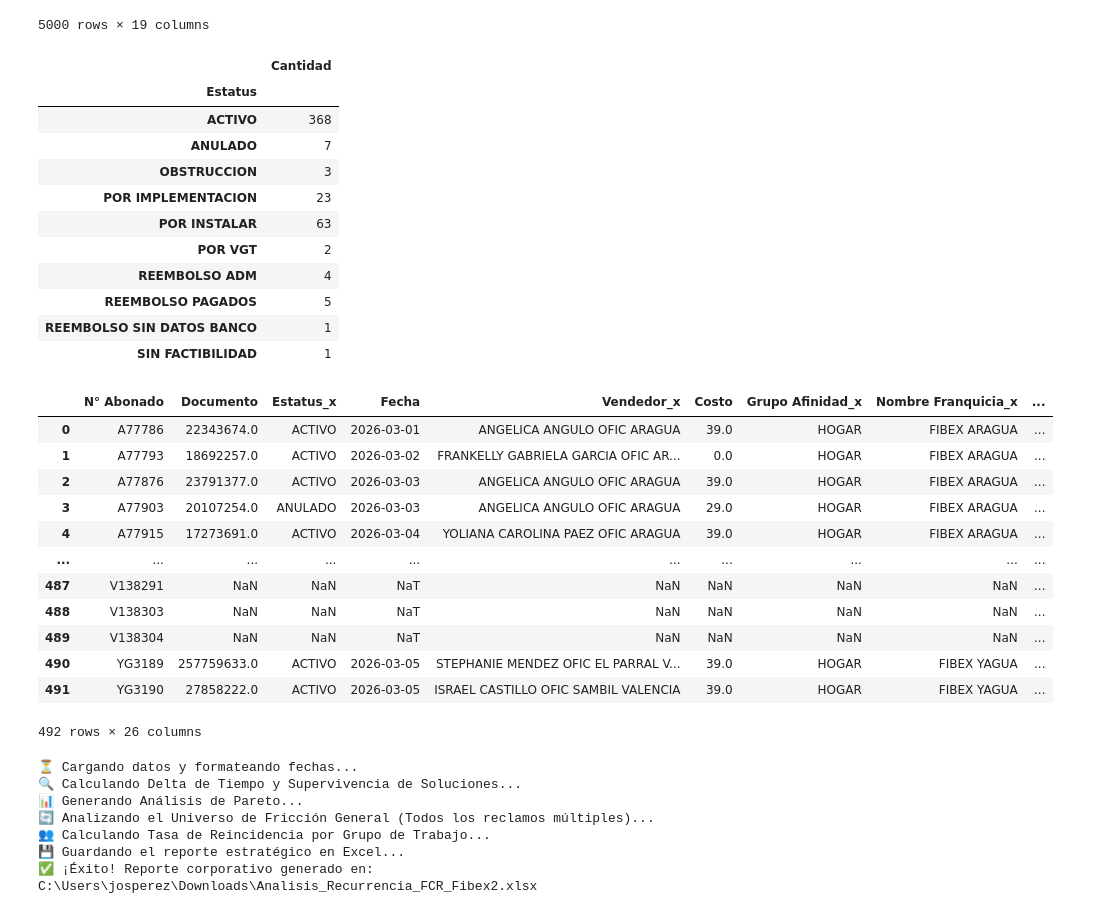
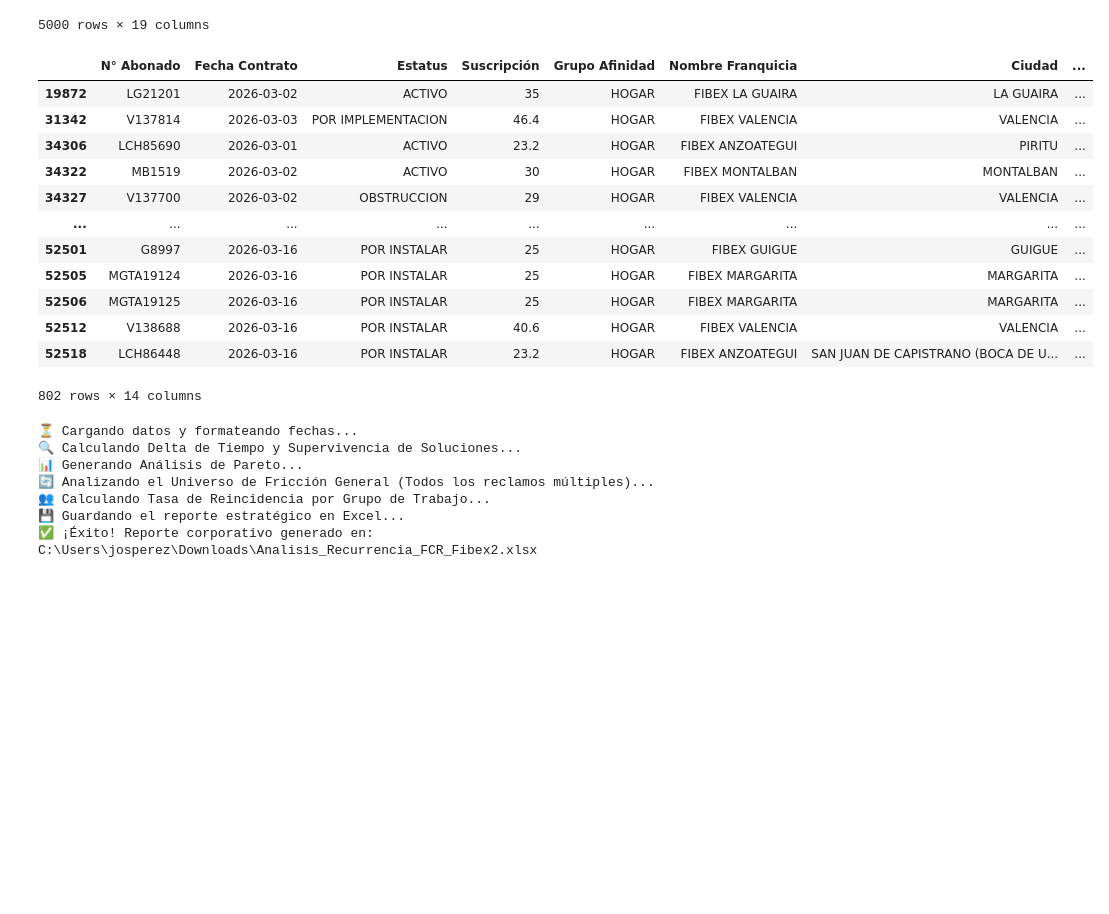
Before and after one commit to Artur030610/Data-Automated-Pipeline-Telecom, a Jupyter notebook: Notebooks/afluencia.ipynb, the cells around one changed output. Cells and saved outputs as stored; diff of their text form; code cells hidden in the pictures; blank space fills up the shorter version.

```diff
--- a/Notebooks/afluencia.ipynb
+++ b/Notebooks/afluencia.ipynb
@@ -781,45 +781,23 @@ shape: (5, 19)
 # %%
 import pandas as pd
 df = pd.read_parquet(r'C:\Users\josperez\Documents\A-DataStack\01-Proyectos\01-Data_PipelinesFibex\02_Data_Lake\gold_data\Ventas_Estatus_Gold.parquet')
 df_ventas = pd.read_parquet(r'C:\Users\josperez\Documents\A-DataStack\01-Proyectos\01-Data_PipelinesFibex\02_Data_Lake\gold_data\Ventas_Listado_Gold.parquet')
-mask_march = (df['Fecha'] >= ('2026-03-01'))
-mask_march_ventas = (df_ventas['Fecha Contrato'] >= ('2026-03-01')) & (df_ventas.Canal == 'OFICINA COMERCIAL')
-
-df_ventas_march = df_ventas[mask_march_ventas]
-df_e = df[mask_march]
-df_group = df_e.groupby(['Estatus']).agg(
-    Cantidad = ('N° Abonado', 'count'))
-display(df_group)
-
-df_merge = df_e.merge(df_ventas_march,
-                      left_on = ['N° Abonado'], right_on = ['N° Abonado'], how = 'outer', indicator=True)
-display(df_merge)
+df_ventas_march = df_ventas[(df_ventas['Fecha Contrato'].dt.month == 3) & (df_ventas['Canal'] == 'OFICINA COMERCIAL')]
+display(df_ventas_march)
 # %% [output]
-|  | Cantidad |
-| Estatus |  |
-| ACTIVO | 368 |
-| ANULADO | 7 |
-| OBSTRUCCION | 3 |
-| POR IMPLEMENTACION | 23 |
-| POR INSTALAR | 63 |
-| POR VGT | 2 |
-| REEMBOLSO ADM | 4 |
-| REEMBOLSO PAGADOS | 5 |
-| REEMBOLSO SIN DATOS BANCO | 1 |
-| SIN FACTIBILIDAD | 1 |
+|  | N° Abonado | Fecha Contrato | Estatus | Suscripción | Grupo Afinidad | Nombre Franquicia | Ciudad | ... |
+| 19872 | LG21201 | 2026-03-02 | ACTIVO | 35 | HOGAR | FIBEX LA GUAIRA | LA GUAIRA | ... |
+| 31342 | V137814 | 2026-03-03 | POR IMPLEMENTACION | 46.4 | HOGAR | FIBEX VALENCIA | VALENCIA | ... |
+| 34306 | LCH85690 | 2026-03-01 | ACTIVO | 23.2 | HOGAR | FIBEX ANZOATEGUI | PIRITU | ... |
+| 34322 | MB1519 | 2026-03-02 | ACTIVO | 30 | HOGAR | FIBEX MONTALBAN | MONTALBAN | ... |
+| 34327 | V137700 | 2026-03-02 | OBSTRUCCION | 29 | HOGAR | FIBEX VALENCIA | VALENCIA | ... |
+| ... | ... | ... | ... | ... | ... | ... | ... | ... |
+| 52501 | G8997 | 2026-03-16 | POR INSTALAR | 25 | HOGAR | FIBEX GUIGUE | GUIGUE | ... |
+| 52505 | MGTA19124 | 2026-03-16 | POR INSTALAR | 25 | HOGAR | FIBEX MARGARITA | MARGARITA | ... |
+| 52506 | MGTA19125 | 2026-03-16 | POR INSTALAR | 25 | HOGAR | FIBEX MARGARITA | MARGARITA | ... |
+| 52512 | V138688 | 2026-03-16 | POR INSTALAR | 40.6 | HOGAR | FIBEX VALENCIA | VALENCIA | ... |
+| 52518 | LCH86448 | 2026-03-16 | POR INSTALAR | 23.2 | HOGAR | FIBEX ANZOATEGUI | SAN JUAN DE CAPISTRANO (BOCA DE U... | ... |
-|  | N° Abonado | Documento | Estatus_x | Fecha | Vendedor_x | Costo | Grupo Afinidad_x | Nombre Franquicia_x | ... |
-| 0 | A77786 | 22343674.0 | ACTIVO | 2026-03-01 | ANGELICA ANGULO OFIC ARAGUA | 39.0 | HOGAR | FIBEX ARAGUA | ... |
-| 1 | A77793 | 18692257.0 | ACTIVO | 2026-03-02 | FRANKELLY GABRIELA GARCIA OFIC AR... | 0.0 | HOGAR | FIBEX ARAGUA | ... |
-| 2 | A77876 | 23791377.0 | ACTIVO | 2026-03-03 | ANGELICA ANGULO OFIC ARAGUA | 39.0 | HOGAR | FIBEX ARAGUA | ... |
-| 3 | A77903 | 20107254.0 | ANULADO | 2026-03-03 | ANGELICA ANGULO OFIC ARAGUA | 29.0 | HOGAR | FIBEX ARAGUA | ... |
-| 4 | A77915 | 17273691.0 | ACTIVO | 2026-03-04 | YOLIANA CAROLINA PAEZ OFIC ARAGUA | 39.0 | HOGAR | FIBEX ARAGUA | ... |
-| ... | ... | ... | ... | ... | ... | ... | ... | ... | ... |
-| 487 | V138291 | NaN | NaN | NaT | NaN | NaN | NaN | NaN | ... |
-| 488 | V138303 | NaN | NaN | NaT | NaN | NaN | NaN | NaN | ... |
-| 489 | V138304 | NaN | NaN | NaT | NaN | NaN | NaN | NaN | ... |
-| 490 | YG3189 | 257759633.0 | ACTIVO | 2026-03-05 | STEPHANIE MENDEZ OFIC EL PARRAL V... | 39.0 | HOGAR | FIBEX YAGUA | ... |
-| 491 | YG3190 | 27858222.0 | ACTIVO | 2026-03-05 | ISRAEL CASTILLO OFIC SAMBIL VALENCIA | 39.0 | HOGAR | FIBEX YAGUA | ... |
-492 rows × 26 columns
+802 rows × 14 columns
 # %%
 import pandas as pd
 import numpy as np
```
Also changed, not shown: 5 other files.
